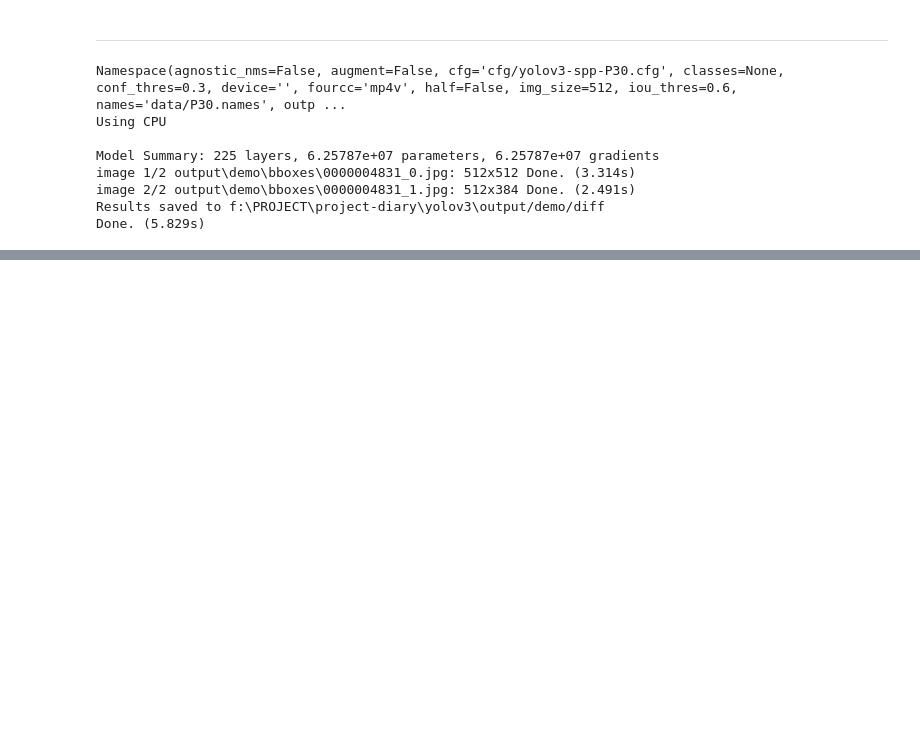
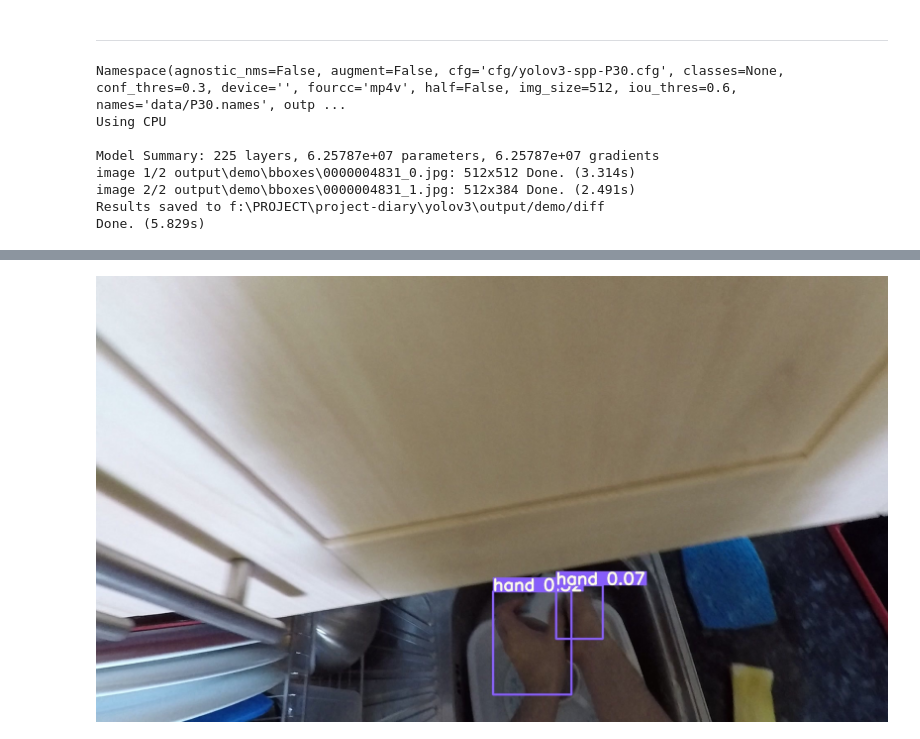
Before and after one commit to JinhangZhu/project-diary, a Jupyter notebook: generate-bbox-vector.ipynb, the cells around one changed output, grey strips where cells are left out. Drawn from its saved outputs; the diff is of its cells as text; code cells hidden in the pictures; blank space fills up the shorter version.

```diff
--- a/generate-bbox-vector.ipynb
+++ b/generate-bbox-vector.ipynb
@@ -125,0 +178,4 @@ Done. (5.829s)
+# %%
+Image(filename="output/softnms/0000003541.jpg")
+# %% [output]
+[figure, added]
```
Also changed, not shown: parts of 16 cells of this notebook, 3 other files.
